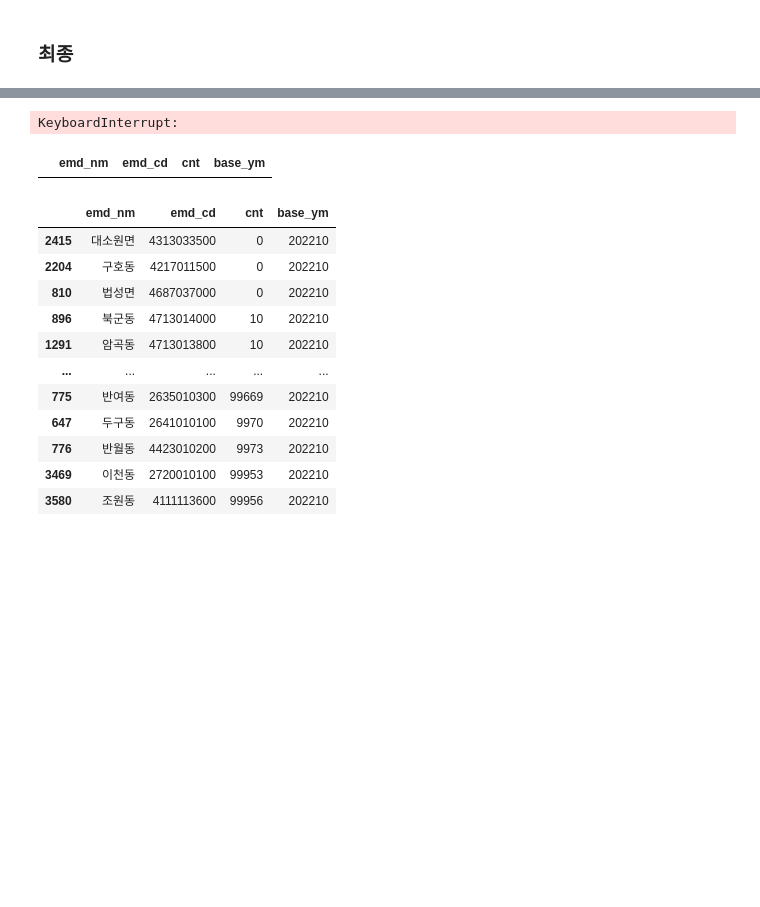
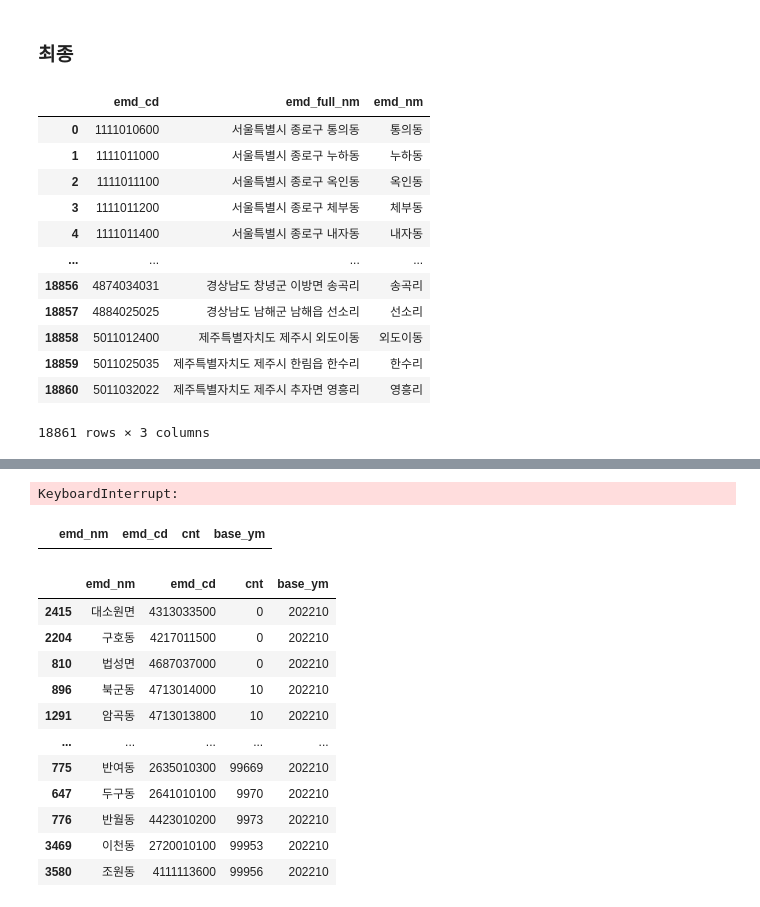
Before and after one commit to UL-DA/pythonProject, a Jupyter notebook: SNS_데이터수집/인스타_동별게시물수.ipynb, the cells around one changed output, grey strips where cells are left out. Cells and saved outputs as stored; diff of their text form; code cells hidden in the pictures; blank space fills up the shorter version.

```diff
--- a/SNS_데이터수집/인스타_동별게시물수.ipynb
+++ b/SNS_데이터수집/인스타_동별게시물수.ipynb
@@ -14,7 +14,7 @@ import pandas as pd
 from datetime import datetime
 
 
-### 1. 법정동명 가져오기 (법정동 3968개)
+### 1. 법정동명 가져오기 (법정동 18,861개)
 # AWS DW Connect
 aws_conn = psycopg2.connect(
     host = 'redshift-cluster-1.ctvbwnnvbdkl.ap-northeast-2.redshift.amazonaws.com',
@@ -25,12 +25,29 @@ aws_conn = psycopg2.connect(
 )
 aws_cursor = aws_conn.cursor()
 
-sql = "select distinct emd_nm, emd_cd from m1.emd"
+sql = "select distinct emd_cd, emd_nm from m1.pnu"
 aws_cursor.execute(sql)
 aws_conn.commit()
 rows = aws_cursor.fetchall()
 
 df_emd = pd.DataFrame(rows)
-df_emd.columns = ['emd_nm','emd_cd']
-df_emd = df_emd.drop_duplicates('emd_nm')
-df_emd['emd_cd'] = df_emd['emd_cd'] + '00'
+df_emd.columns = ['emd_cd','emd_full_nm']
+
+# 동일한 이름의 지역 따로 처리
+df_emd['emd_nm'] = df_emd['emd_full_nm'].str.split(' ').str[-1] # 동이름만 추출
+# %%
+df_emd
+# %% [output]
+|  | emd_cd | emd_full_nm | emd_nm |
+| 0 | 1111010600 | 서울특별시 종로구 통의동 | 통의동 |
+| 1 | 1111011000 | 서울특별시 종로구 누하동 | 누하동 |
+| 2 | 1111011100 | 서울특별시 종로구 옥인동 | 옥인동 |
+| 3 | 1111011200 | 서울특별시 종로구 체부동 | 체부동 |
+| 4 | 1111011400 | 서울특별시 종로구 내자동 | 내자동 |
+| ... | ... | ... | ... |
+| 18856 | 4874034031 | 경상남도 창녕군 이방면 송곡리 | 송곡리 |
+| 18857 | 4884025025 | 경상남도 남해군 남해읍 선소리 | 선소리 |
+| 18858 | 5011012400 | 제주특별자치도 제주시 외도이동 | 외도이동 |
+| 18859 | 5011025035 | 제주특별자치도 제주시 한림읍 한수리 | 한수리 |
+| 18860 | 5011032022 | 제주특별자치도 제주시 추자면 영흥리 | 영흥리 |
+18861 rows × 3 columns
```
Also changed, not shown: parts of 8 cells of this notebook, 2 other files.
